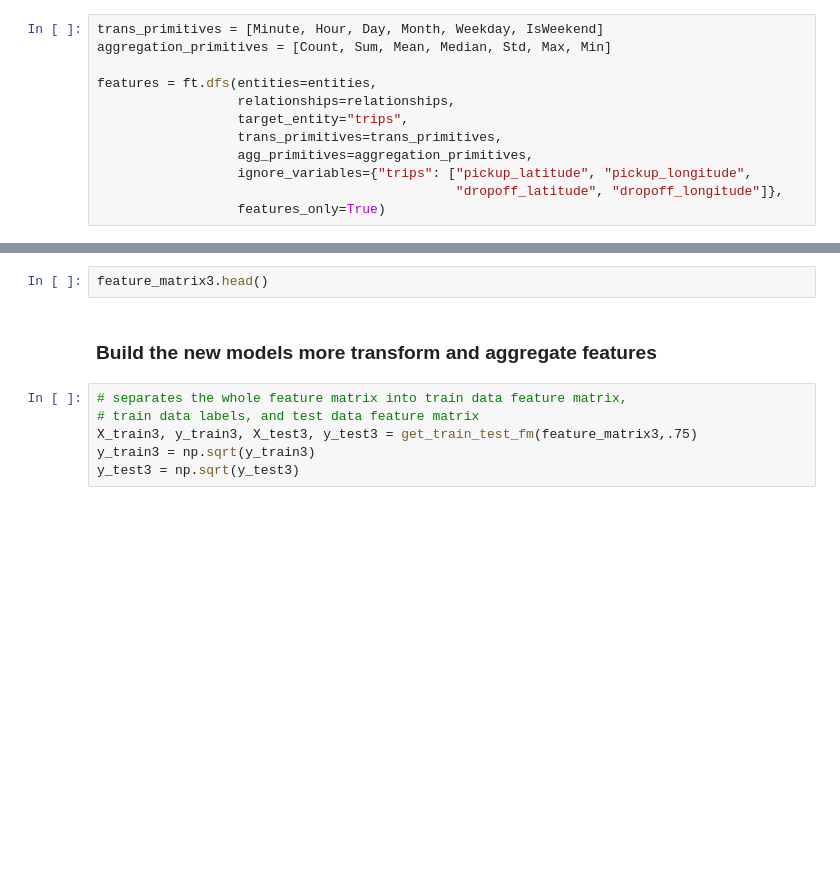
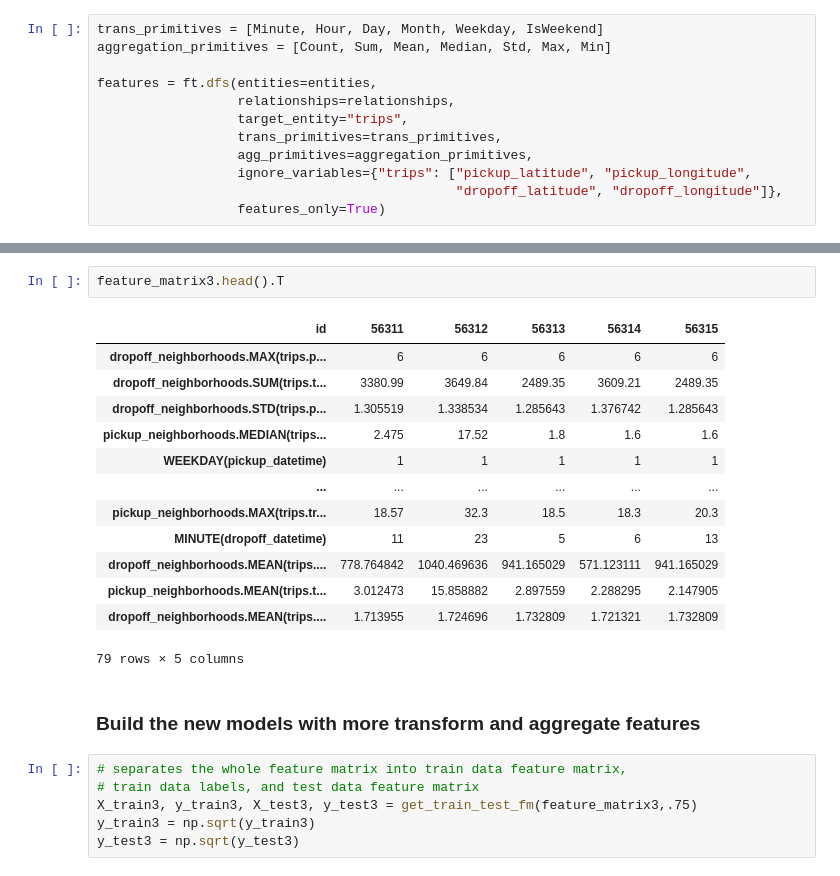
Before and after one commit to AlexHamn/NYC_taxi_ride_duration_prediction, a Jupyter notebook: NYC_Taxi_trip_duration.ipynb, the cells around one changed output, grey strips where cells are left out. Drawn from its saved outputs; the diff is of its cells as text; blank space fills up the shorter version.

```diff
--- a/NYC_Taxi_trip_duration.ipynb
+++ b/NYC_Taxi_trip_duration.ipynb
@@ -981,7 +1175,21 @@ feature_matrix3 = compute_features(features, cutoff_time)
 # %%
-feature_matrix3.head()
+feature_matrix3.head().T
+# %% [output]
+| id | 56311 | 56312 | 56313 | 56314 | 56315 |
+| dropoff_neighborhoods.MAX(trips.p... | 6 | 6 | 6 | 6 | 6 |
+| dropoff_neighborhoods.SUM(trips.t... | 3380.99 | 3649.84 | 2489.35 | 3609.21 | 2489.35 |
+| dropoff_neighborhoods.STD(trips.p... | 1.305519 | 1.338534 | 1.285643 | 1.376742 | 1.285643 |
+| pickup_neighborhoods.MEDIAN(trips... | 2.475 | 17.52 | 1.8 | 1.6 | 1.6 |
+| WEEKDAY(pickup_datetime) | 1 | 1 | 1 | 1 | 1 |
+| ... | ... | ... | ... | ... | ... |
+| pickup_neighborhoods.MAX(trips.tr... | 18.57 | 32.3 | 18.5 | 18.3 | 20.3 |
+| MINUTE(dropoff_datetime) | 11 | 23 | 5 | 6 | 13 |
+| dropoff_neighborhoods.MEAN(trips.... | 778.764842 | 1040.469636 | 941.165029 | 571.123111 | 941.165029 |
+| pickup_neighborhoods.MEAN(trips.t... | 3.012473 | 15.858882 | 2.897559 | 2.288295 | 2.147905 |
+| dropoff_neighborhoods.MEAN(trips.... | 1.713955 | 1.724696 | 1.732809 | 1.721321 | 1.732809 |
+79 rows × 5 columns
 # %% [markdown]
-### Build the new models more transform and aggregate features
+### Build the new models with more transform and aggregate features
 # %%
 # separates the whole feature matrix into train data feature matrix,
 # train data labels, and test data feature matrix
```
Also changed, not shown: parts of 62 cells of this notebook.
